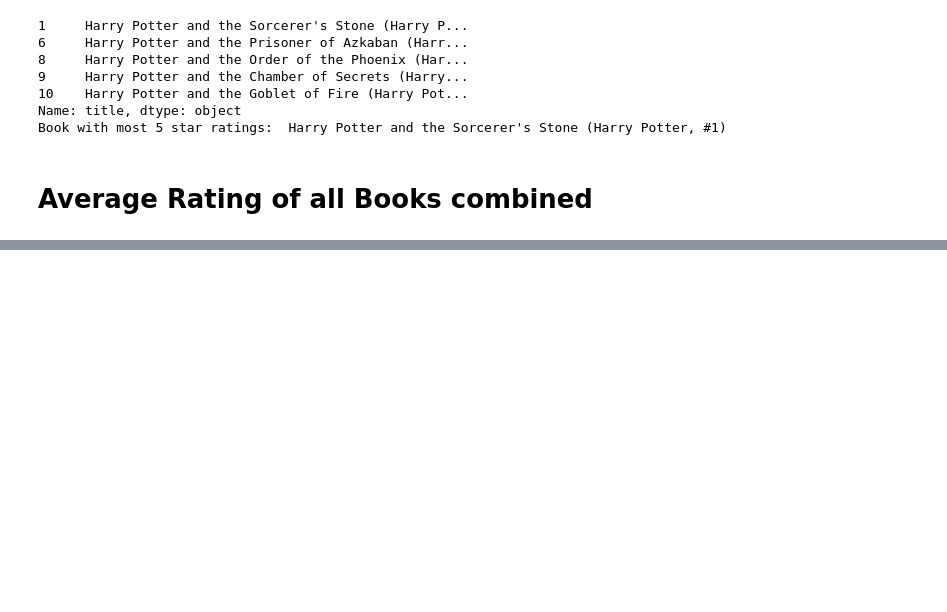
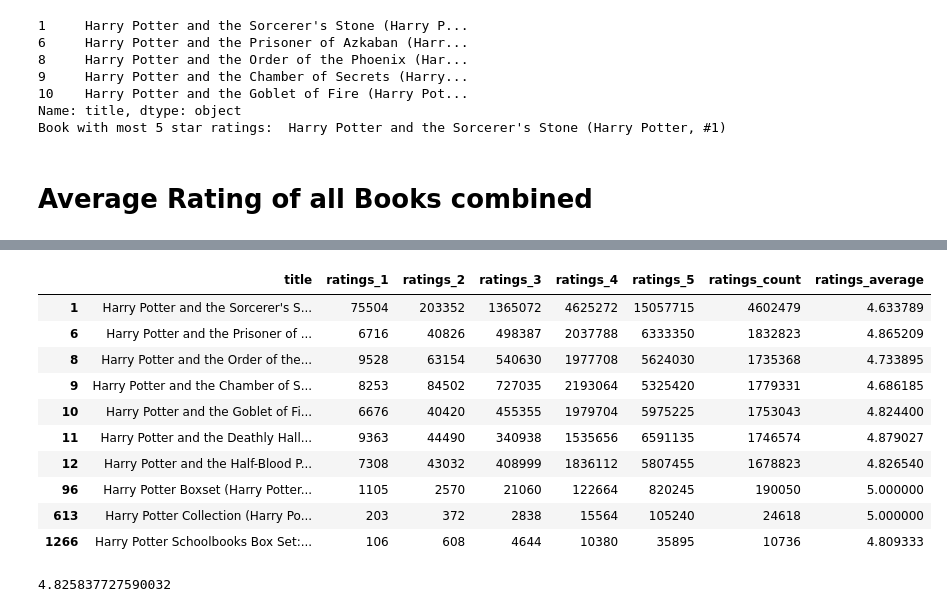
Before and after one commit to LinlyBoi/contained_potter, a Jupyter notebook: work/notebook.ipynb, the cells around one changed output, grey strips where cells are left out. Cells and saved outputs as stored; diff of their text form; code cells hidden in the pictures; blank space fills up the shorter version.

```diff
--- a/work/notebook.ipynb
+++ b/work/notebook.ipynb
@@ -125,0 +152,15 @@ See the caveats in the documentation: https://pandas.pydata.org/pandas-docs/stab
+# %%
+ratings.loc[ratings.ratings_average > 5.0, 'ratings_average'] = 5.0
+ratings
+# %% [output]
+|  | title | ratings_1 | ratings_2 | ratings_3 | ratings_4 | ratings_5 | ratings_count | ratings_average |
+| 1 | Harry Potter and the Sorcerer's S... | 75504 | 203352 | 1365072 | 4625272 | 15057715 | 4602479 | 4.633789 |
+| 6 | Harry Potter and the Prisoner of ... | 6716 | 40826 | 498387 | 2037788 | 6333350 | 1832823 | 4.865209 |
+| 8 | Harry Potter and the Order of the... | 9528 | 63154 | 540630 | 1977708 | 5624030 | 1735368 | 4.733895 |
+| 9 | Harry Potter and the Chamber of S... | 8253 | 84502 | 727035 | 2193064 | 5325420 | 1779331 | 4.686185 |
+| 10 | Harry Potter and the Goblet of Fi... | 6676 | 40420 | 455355 | 1979704 | 5975225 | 1753043 | 4.824400 |
+| 11 | Harry Potter and the Deathly Hall... | 9363 | 44490 | 340938 | 1535656 | 6591135 | 1746574 | 4.879027 |
+| 12 | Harry Potter and the Half-Blood P... | 7308 | 43032 | 408999 | 1836112 | 5807455 | 1678823 | 4.826540 |
+| 96 | Harry Potter Boxset (Harry Potter... | 1105 | 2570 | 21060 | 122664 | 820245 | 190050 | 5.000000 |
+| 613 | Harry Potter Collection (Harry Po... | 203 | 372 | 2838 | 15564 | 105240 | 24618 | 5.000000 |
+| 1266 | Harry Potter Schoolbooks Box Set:... | 106 | 608 | 4644 | 10380 | 35895 | 10736 | 4.809333 |
@@ -125,0 +169,4 @@ See the caveats in the documentation: https://pandas.pydata.org/pandas-docs/stab
+# %%
+ratings['ratings_average'].mean()
+# %% [output]
+4.825837727590032
```
Also changed, not shown: parts of 8 cells of this notebook, 2 other files.
